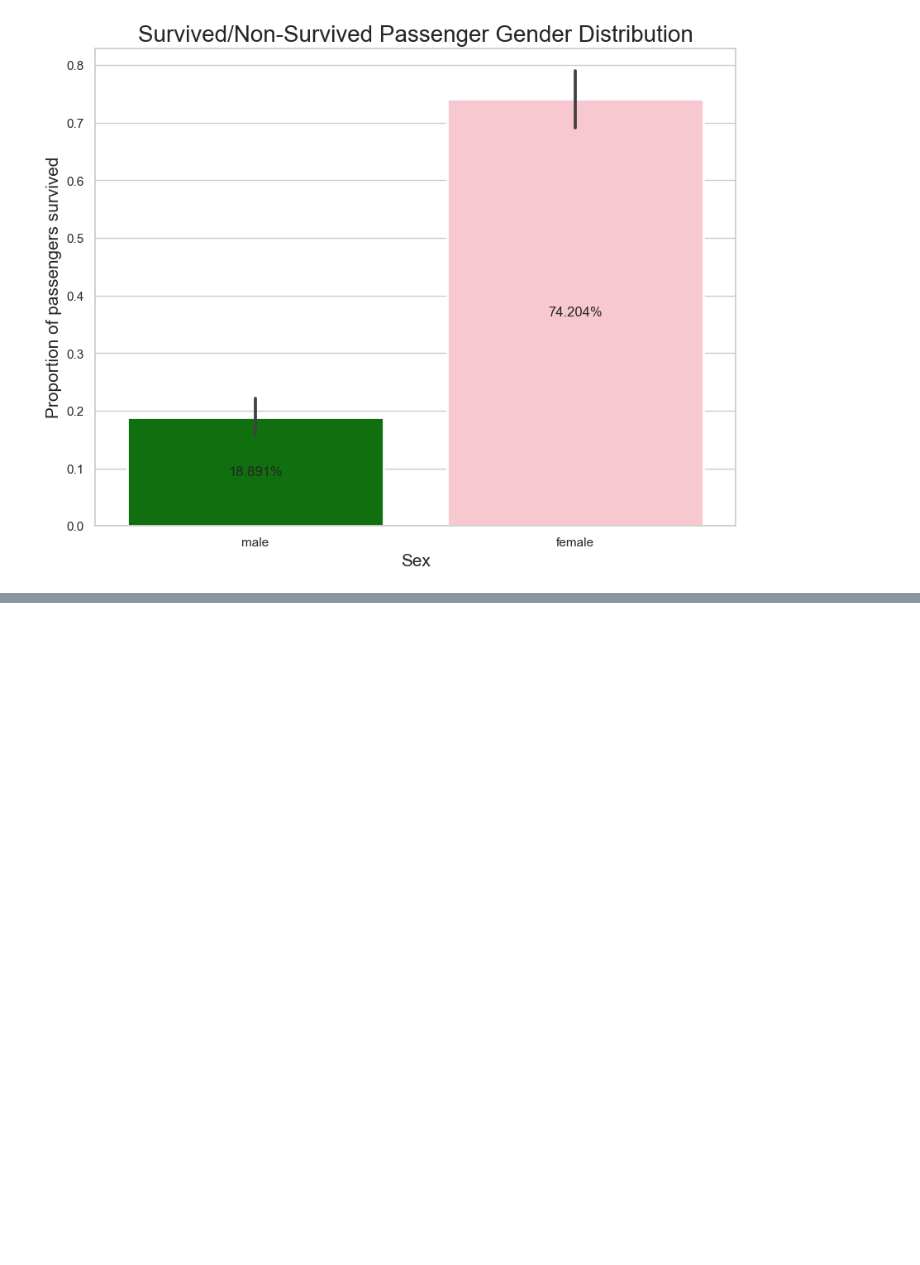
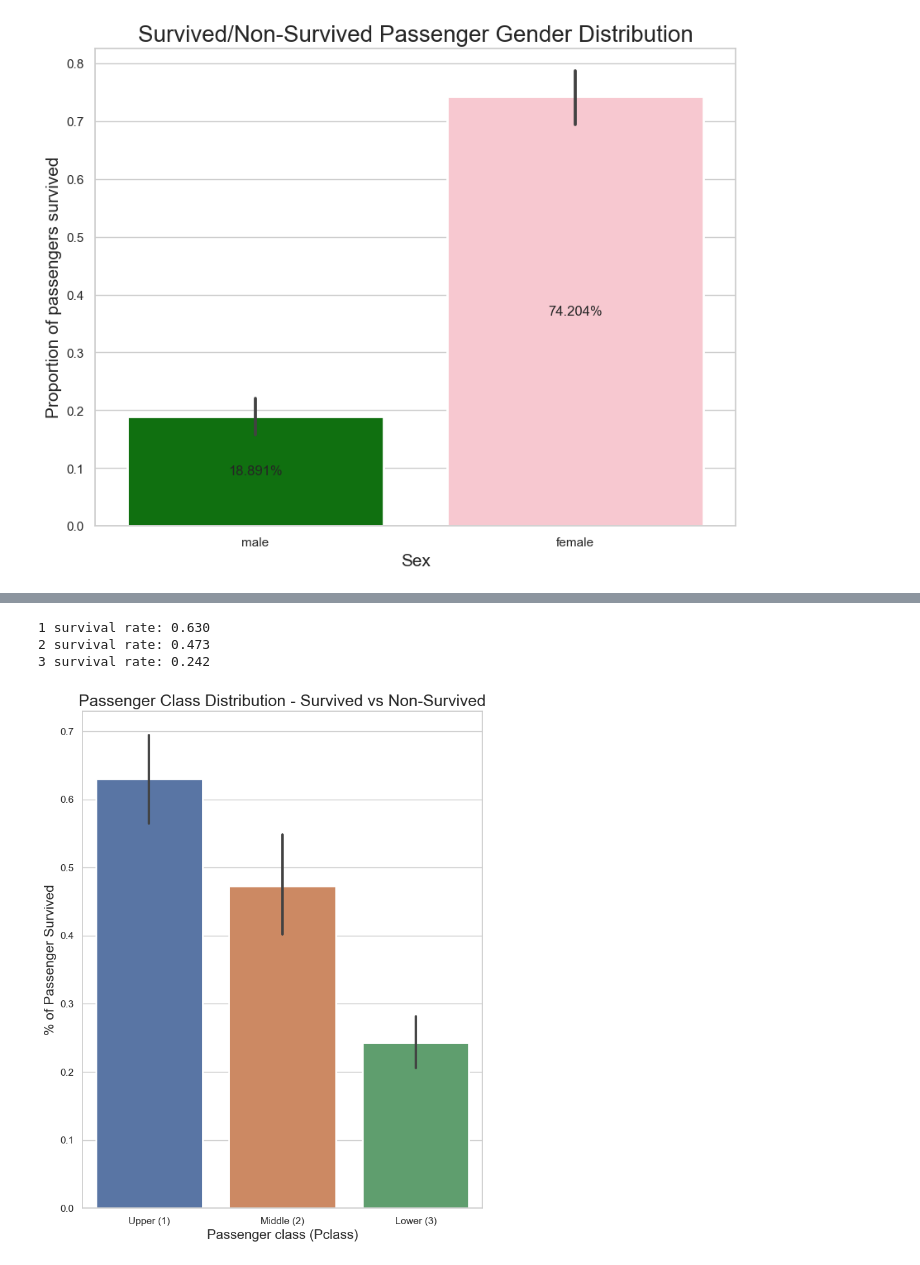
Before and after one commit to islamahrous/titanic_DS_analysis, a Jupyter notebook: titanic_DS_analysis.ipynb, the cells around one changed output, grey strips where cells are left out. Saved outputs shown, nothing was run; the diff lists cells and outputs as text; code cells hidden in the pictures; blank space fills up the shorter version.

```diff
--- a/titanic_DS_analysis.ipynb
+++ b/titanic_DS_analysis.ipynb
@@ -282,0 +304,23 @@ for patch in myaxis.patches:
+# %%
+print_percentage(train,'Pclass',[1,2,3])
+# %% [output]
+1 survival rate: 0.630
+2 survival rate: 0.473
+3 survival rate: 0.242
+# %%
+figure, pclass_bar = plt.subplots(figsize = (8,10))
+sns.barplot(x = "Pclass",
+            y = "Survived",
+            estimator = np.mean,
+            data=train,
+            ax = pclass_bar,
+            linewidth=2)
+pclass_bar.set_title("Passenger Class Distribution - Survived vs Non-Survived", fontsize = 18)
+pclass_bar.set_xlabel("Passenger class (Pclass)", fontsize = 15);
+pclass_bar.set_ylabel("% of Passenger Survived", fontsize = 15);
+labels = ['Upper (1)', 'Middle (2)', 'Lower (3)']
+#val = sorted(train.Pclass.unique())
+val = [0,1,2] ## this is just a temporary trick to get the label right.
+pclass_bar.set_xticklabels(labels);
+# %% [output]
+[figure, added]
```
Also changed, not shown: parts of 5 cells of this notebook.
